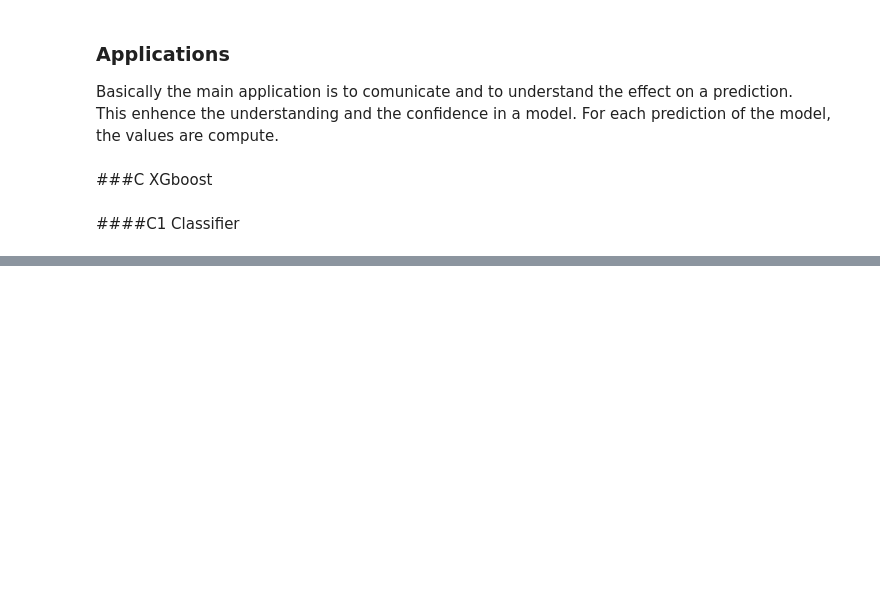
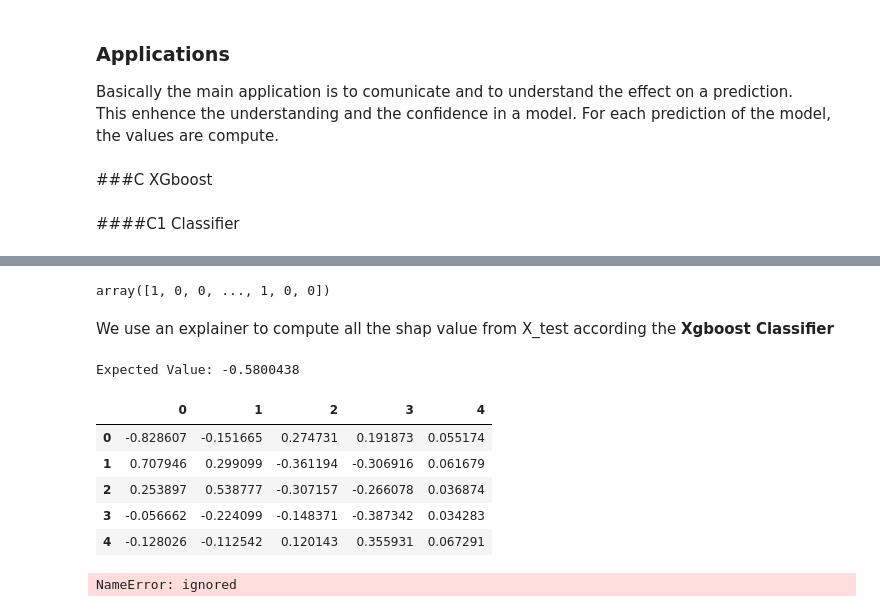
Before and after one commit to XaviJunior/SBB, a Jupyter notebook: project_1/Team_SBB_project_1_Explainable_AI.ipynb, the cells around one changed output, grey strips where cells are left out. Cells and saved outputs as stored; diff of their text form; code cells hidden in the pictures; blank space fills up the shorter version.

```diff
--- a/project_1/Team_SBB_project_1_Explainable_AI.ipynb
+++ b/project_1/Team_SBB_project_1_Explainable_AI.ipynb
@@ -340,3 +336,7 @@ This enhence the understanding and the confidence in a model. For each predictio
 ###C XGboost<a name="nn"></a>
 # %% [markdown]
 ####C1 Classifier
+# %%
+import xgboost as xgb
+xgc = xgb.XGBClassifier(n_estimators=500, max_depth=5, base_score=0.5, objective='binary:logistic', random_state=42)
+xgc.fit(X_train, y_train)
@@ -342,0 +346,28 @@ This enhence the understanding and the confidence in a model. For each predictio
+# %%
+predictions = xgc.predict(X_test)
+predictions[10:]
+# %% [output]
+array([1, 0, 0, ..., 1, 0, 0])
+# %% [markdown]
+We use an explainer to compute all the shap value from X_test according the **Xgboost Classifier**
+# %%
+explainer = shap.TreeExplainer(xgc)
+shap_values = explainer.shap_values(X_test)
+print('Expected Value:', explainer.expected_value)
+pd.DataFrame(shap_values).head()
+# %% [output]
+Expected Value: -0.5800438
+|  | 0 | 1 | 2 | 3 | 4 |
+| 0 | -0.828607 | -0.151665 | 0.274731 | 0.191873 | 0.055174 |
+| 1 | 0.707946 | 0.299099 | -0.361194 | -0.306916 | 0.061679 |
+| 2 | 0.253897 | 0.538777 | -0.307157 | -0.266078 | 0.036874 |
+| 3 | -0.056662 | -0.224099 | -0.148371 | -0.387342 | 0.034283 |
+| 4 | -0.128026 | -0.112542 | 0.120143 | 0.355931 | 0.067291 |
+# %%
+from sklearn.model_selection import train_test_split
+data_disp, labels_disp = shap.datasets.adult(display=True)
+X_train_disp, X_test_disp, y_train_disp, y_test_disp = train_test_split(X1, df["state"], test_size=0.3, random_state=42)
+print(X_train_disp.shape, X_test_disp.shape)
+X_train_disp.head(3)
+# %% [output]
+NameError: ignored
```
Also changed, not shown: parts of 2 cells of this notebook.
